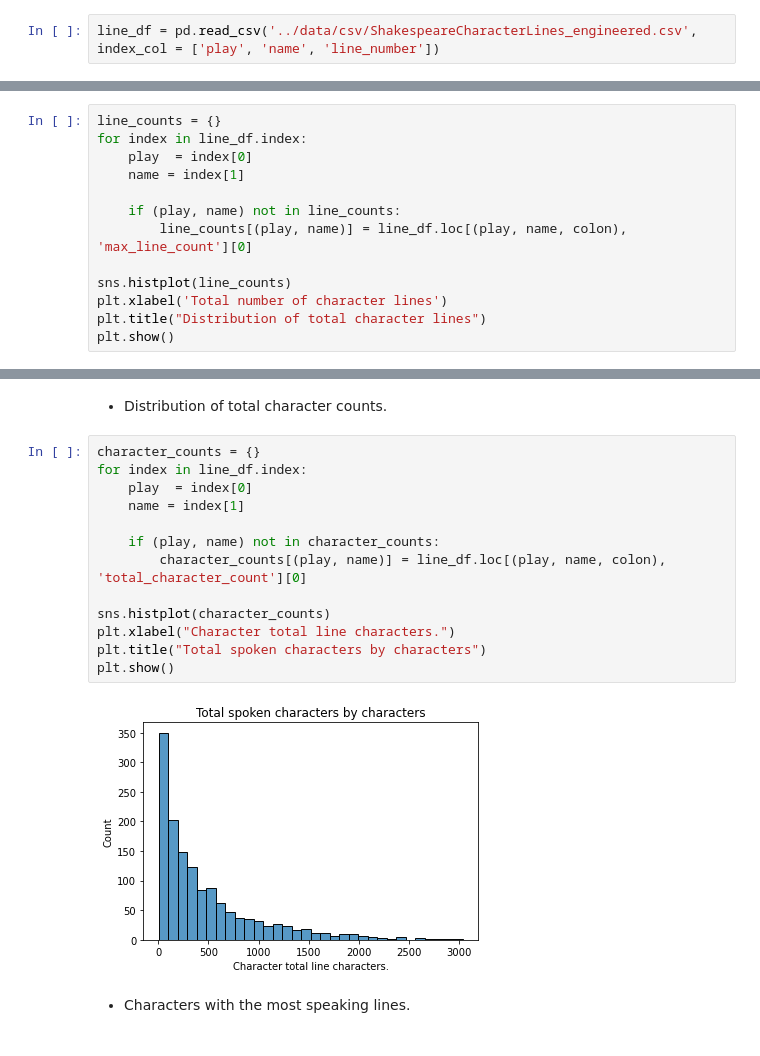
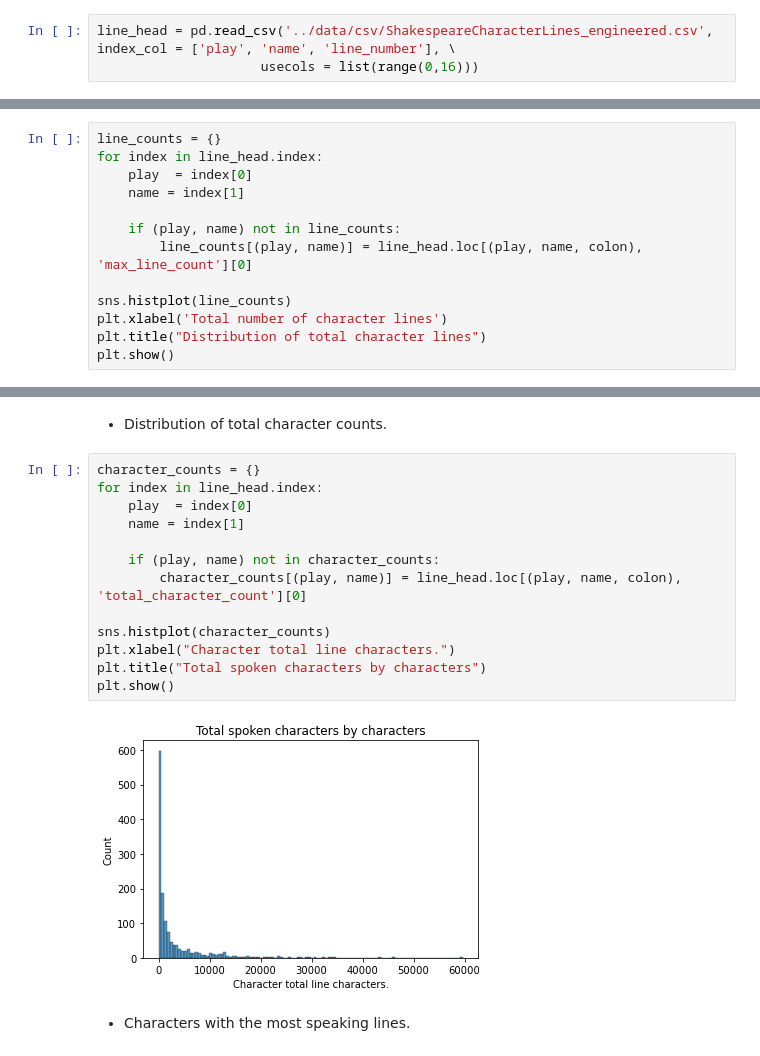
Before and after one commit to Avanyali/Shakespeare_Deaths, a Jupyter notebook: notebooks/ShakespeareanDeaths_Step4_DataExploration.ipynb, the cells around one changed output, grey strips where cells are left out. Drawn from its saved outputs; the diff is of its cells as text.

Commit message:
EDA and model analysis charts created, pending analysis and proper titles.

```diff
--- a/notebooks/ShakespeareanDeaths_Step4_DataExploration.ipynb
+++ b/notebooks/ShakespeareanDeaths_Step4_DataExploration.ipynb
@@ -23,2 +27,3 @@ import en_core_web_sm
 # %%
-line_df = pd.read_csv('../data/csv/ShakespeareCharacterLines_engineered.csv', index_col = ['play', 'name', 'line_number'])
+line_head = pd.read_csv('../data/csv/ShakespeareCharacterLines_engineered.csv', index_col = ['play', 'name', 'line_number'], \
+                     usecols = list(range(0,16)))
@@ -36,12 +52,12 @@ char_df['character']
 - Check distribution of character maximum lines.
 # %%
 line_counts = {}
-for index in line_df.index:
+for index in line_head.index:
     play  = index[0]
     name = index[1]
 
     if (play, name) not in line_counts:
-        line_counts[(play, name)] = line_df.loc[(play, name, colon), 'max_line_count'][0]
+        line_counts[(play, name)] = line_head.loc[(play, name, colon), 'max_line_count'][0]
 
 sns.histplot(line_counts)
 plt.xlabel('Total number of character lines')
@@ -53,18 +69,18 @@ plt.show()
 - Distribution of total character counts.
 # %%
 character_counts = {}
-for index in line_df.index:
+for index in line_head.index:
     play  = index[0]
     name = index[1]
 
     if (play, name) not in character_counts:
-        character_counts[(play, name)] = line_df.loc[(play, name, colon), 'total_character_count'][0]
+        character_counts[(play, name)] = line_head.loc[(play, name, colon), 'total_character_count'][0]
 
 sns.histplot(character_counts)
 plt.xlabel("Character total line characters.")
 plt.title("Total spoken characters by characters")
 plt.show()
 # %% [output]
-[figure, old version]
+[figure, new version]
 # %% [markdown]
 - Characters with the most speaking lines.
```
Also changed, not shown: parts of 28 cells of this notebook, 2 other files.
